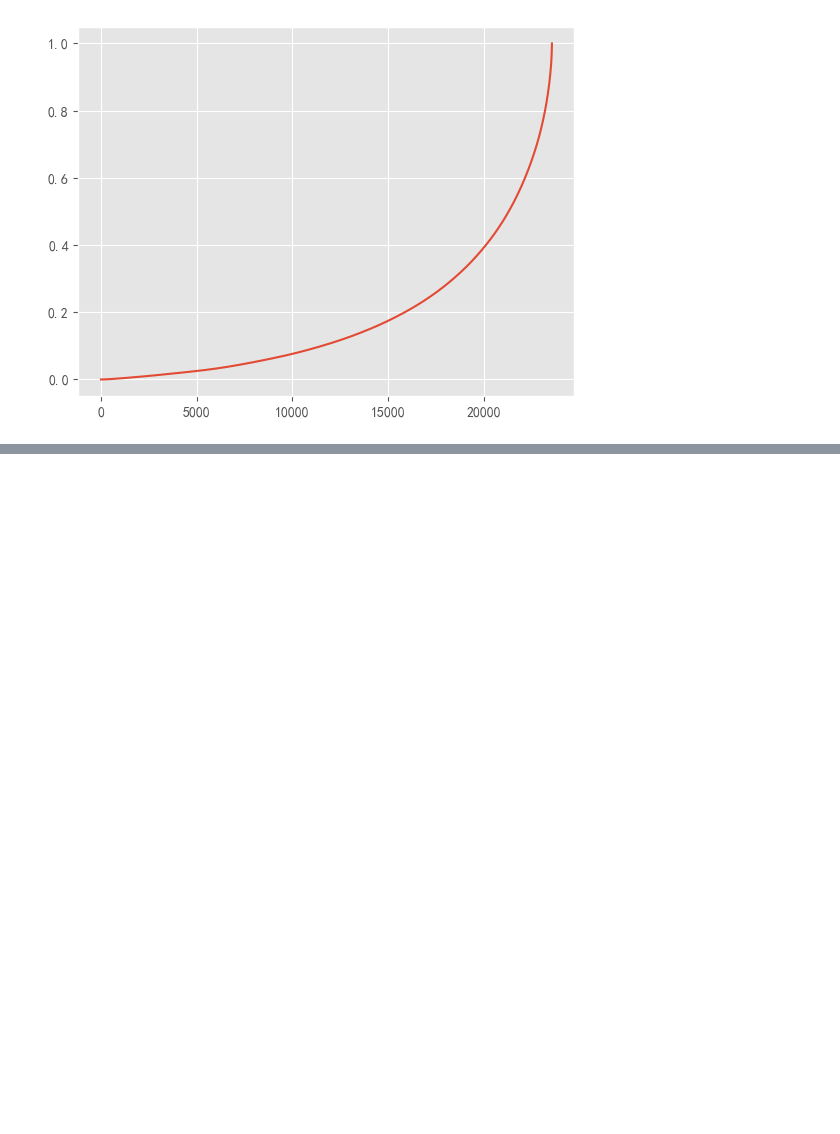
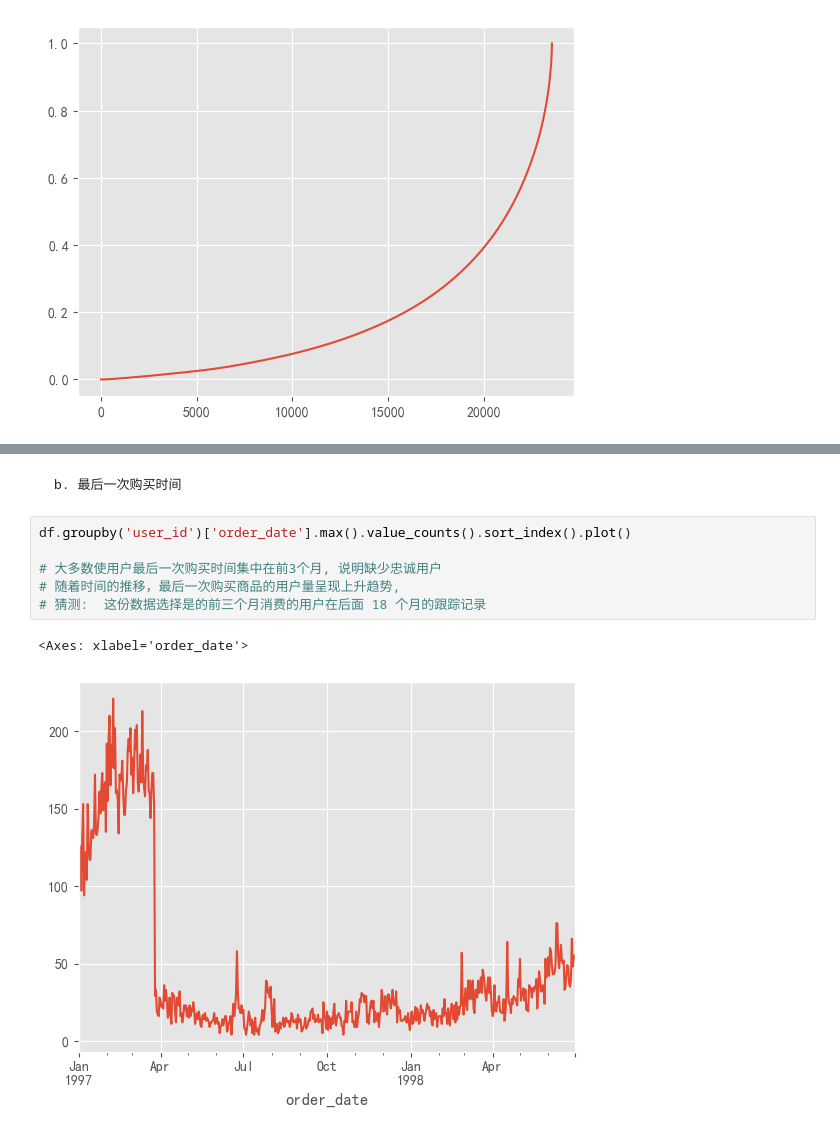
Before and after one commit to Fade-Smile/Basic-of-Data-Analyst, a Jupyter notebook: Project/3. User consumption behavior data analysis.ipynb, the cells around one changed output, grey strips where cells are left out. Drawn from its saved outputs; the diff is of its cells as text; blank space fills up the shorter version.

```diff
--- a/Project/3. User consumption behavior data analysis.ipynb
+++ b/Project/3. User consumption behavior data analysis.ipynb
@@ -233,0 +250,11 @@ user_cumsum['prop'].plot()
+# %% [markdown]
+    b. 最后一次购买时间
+# %%
+df.groupby('user_id')['order_date'].max().value_counts().sort_index().plot()
+
+# 大多数使用户最后一次购买时间集中在前3个月, 说明缺少忠诚用户
+# 随着时间的推移，最后一次购买商品的用户量呈现上升趋势,
+# 猜测:  这份数据选择是的前三个月消费的用户在后面 18 个月的跟踪记录
+# %% [output]
+<Axes: xlabel='order_date'>
+[figure, added]
```
Also changed, not shown: parts of 11 cells of this notebook.
